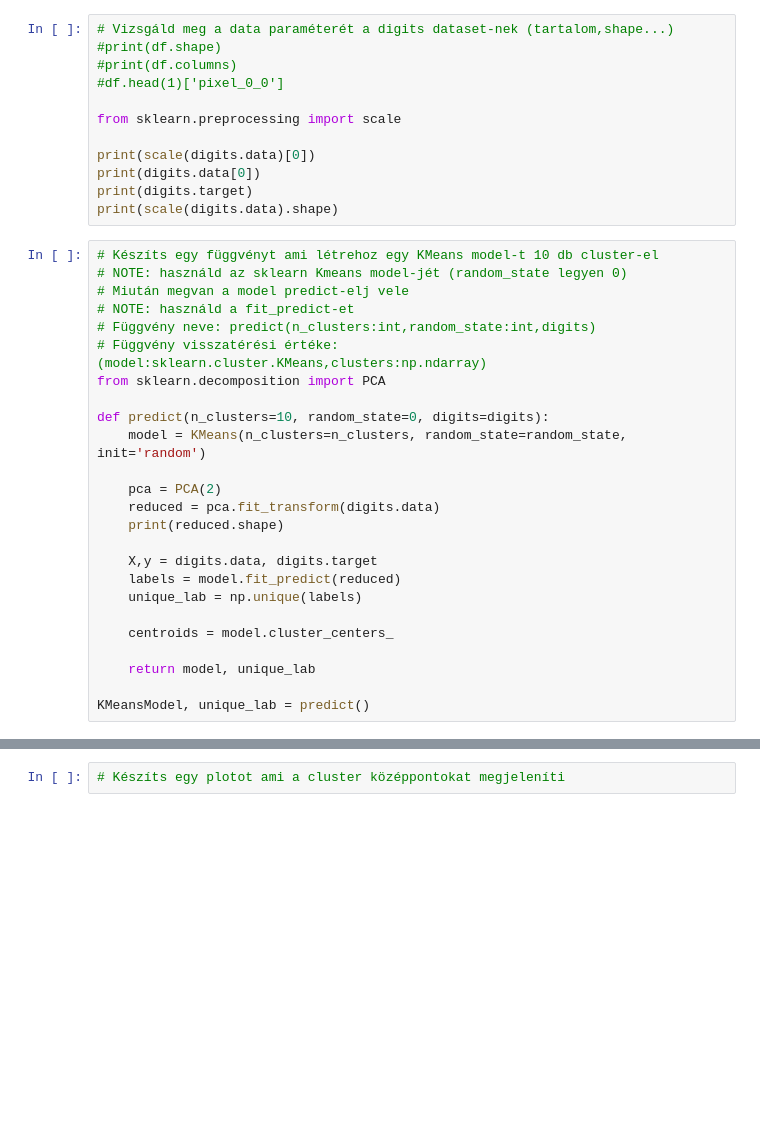
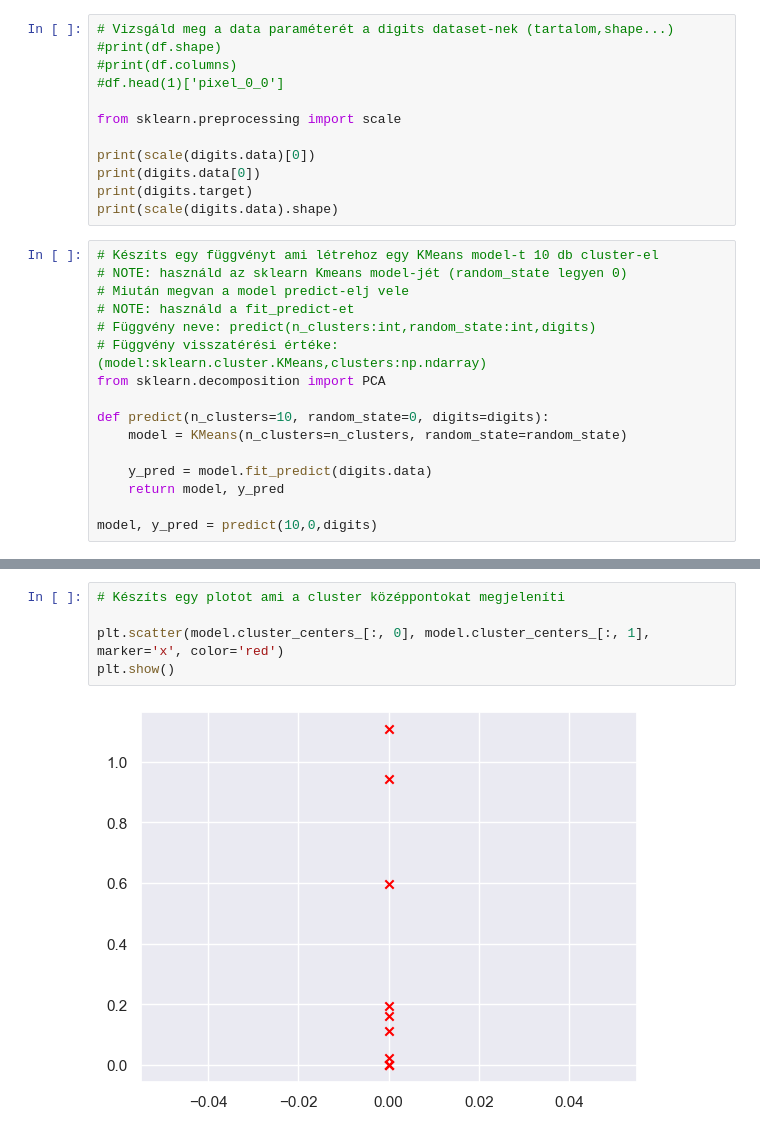
Before and after one commit to DezsiCsaba/BDIGNE_BEVADAT2022232, a Jupyter notebook: HAZI/HAZI09/HAZI09.ipynb, the cells around one changed output, grey strips where cells are left out. Drawn from its saved outputs; the diff is of its cells as text; blank space fills up the shorter version.

```diff
--- a/HAZI/HAZI09/HAZI09.ipynb
+++ b/HAZI/HAZI09/HAZI09.ipynb
@@ -54,21 +55,12 @@ print(scale(digits.data).shape)
 from sklearn.decomposition import PCA
 
 def predict(n_clusters=10, random_state=0, digits=digits):
-    model = KMeans(n_clusters=n_clusters, random_state=random_state, init='random')
+    model = KMeans(n_clusters=n_clusters, random_state=random_state)
 
-    pca = PCA(2)
-    reduced = pca.fit_transform(digits.data)
-    print(reduced.shape)
+    y_pred = model.fit_predict(digits.data)
+    return model, y_pred
 
-    X,y = digits.data, digits.target
-    labels = model.fit_predict(reduced)
-    unique_lab = np.unique(labels)
-
-    centroids = model.cluster_centers_
-
-    return model, unique_lab
-
-KMeansModel, unique_lab = predict()
+model, y_pred = predict(10,0,digits)
 # %%
 # Vizsgáld meg a shape-jét a kapott model cluster_centers_ paraméterének.
 
@@ -81,5 +88,10 @@ plt.scatter(centroids[:,0], centroids[:,1], marker='X')
 # %%
 # Készíts egy plotot ami a cluster középpontokat megjeleníti
+
+plt.scatter(model.cluster_centers_[:, 0], model.cluster_centers_[:, 1], marker='x', color='red')
+plt.show()
+# %% [output]
+[figure, added]
 # %%
 # Készíts egy függvényt ami visszaadja a predictált cluster osztályokat
 # NOTE: amit a predict-ből visszakaptunk "clusters" azok lesznek a predictált cluster osztályok
```
Also changed, not shown: parts of 5 cells of this notebook, 1 other file.
